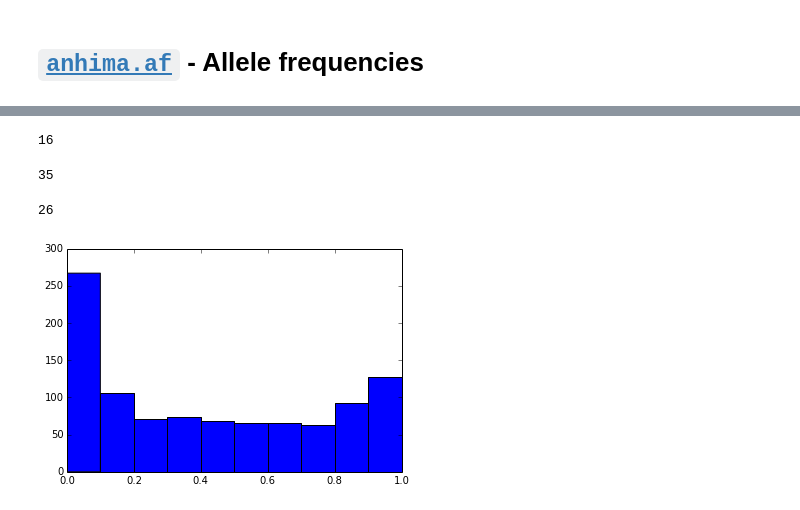
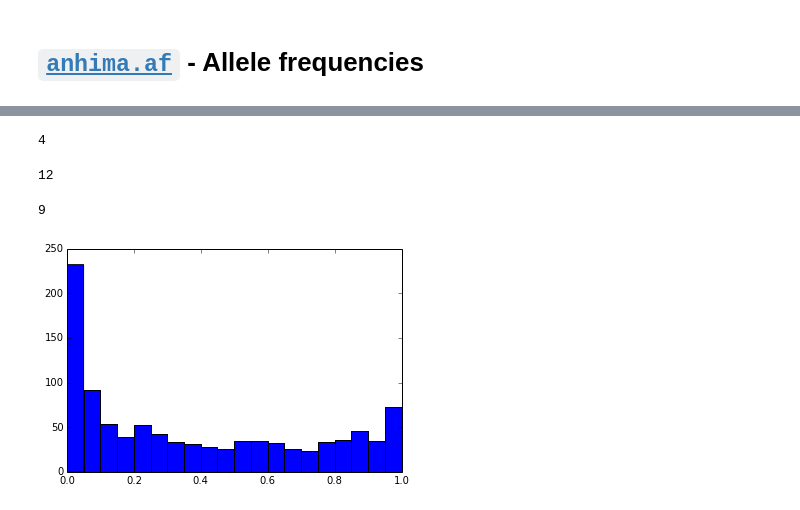
Before and after one commit to alimanfoo/anhima, a Jupyter notebook: examples/af.ipynb, the cells around one changed output, grey strips where cells are left out. Cells and saved outputs as stored; diff of their text form; code cells hidden in the pictures.

```diff
--- a/examples/af.ipynb
+++ b/examples/af.ipynb
@@ -18,7 +19,7 @@ sys.path.insert(0, '../src')
 # %%
 # simulate genotypes
 n_variants = 1000
-n_samples = 100
+n_samples = 1000
 ploidy = 2
 af_dist = scipy.stats.beta(a=.4, b=.6)
 p_missing = .1
@@ -38,4 +52,5 @@ anhima.af.count_non_segregating(genotypes, allele=0)
 # %%
-anhima.af.count_non_segregating(genotypes, allele=1)
+n_non_seg_alt = anhima.af.count_non_segregating(genotypes, allele=1)
+n_non_seg_alt
 # %% [output]
-16
+4
@@ -42,14 +59,15 @@ anhima.af.count_non_segregating(genotypes, allele=1)
 # %%
 anhima.af.count_singletons(genotypes)
 # %% [output]
-35
+12
 # %%
 anhima.af.count_doubletons(genotypes)
 # %% [output]
-26
+9
+# %%
+an, ac, af = anhima.af.allele_frequencies(genotypes)
 # %%
-# plot theoretical distribution of allele frequencies
-x = af_dist.rvs(n_variants)
-plt.hist(x);
+# plot actual distribution of alt allele frequencies
+plt.hist(af[:, 1], bins=20);
 # %% [output]
-[figure, old version]
+[figure, new version]
```
Also changed, not shown: parts of 16 cells of this notebook, 5 other files.
